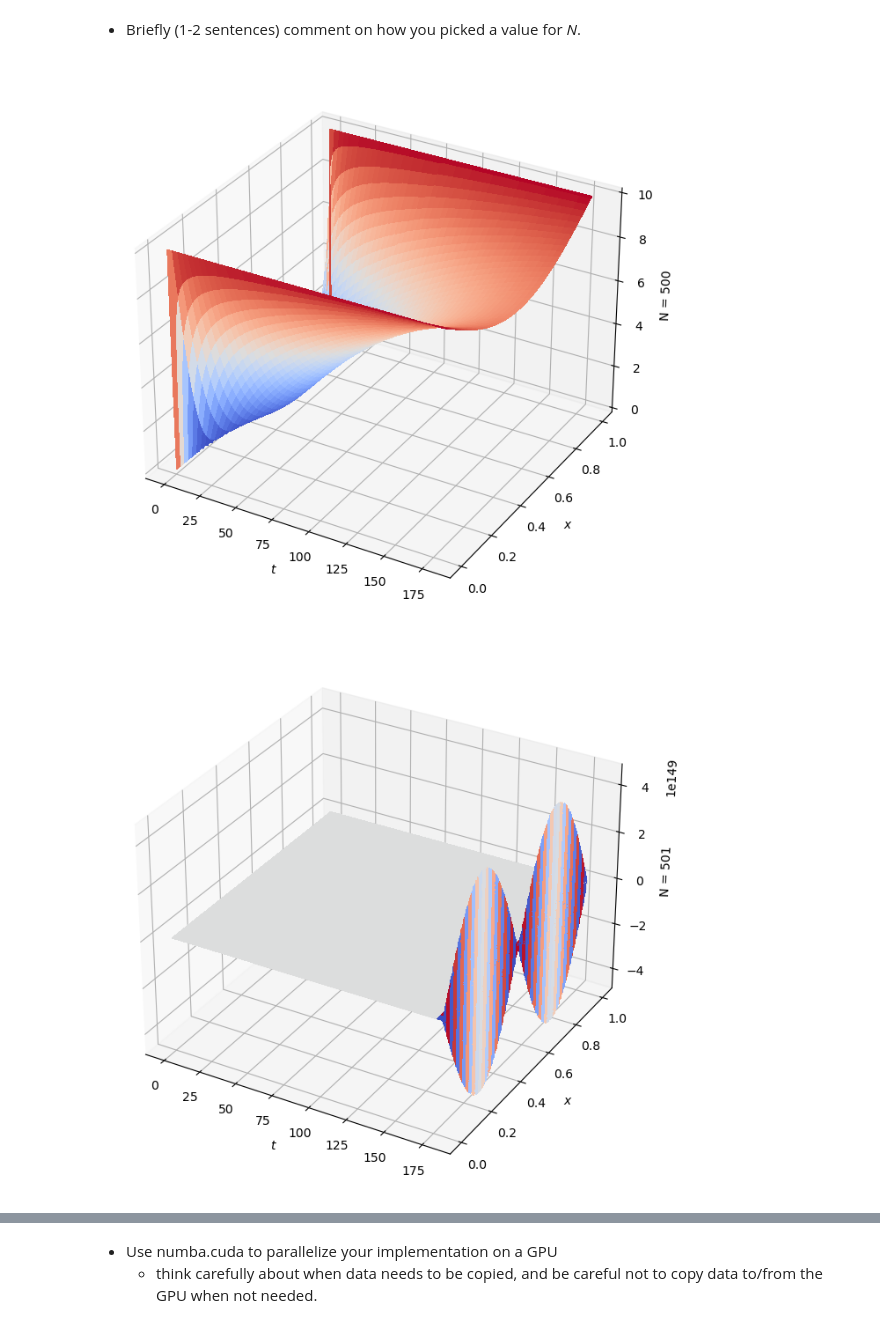
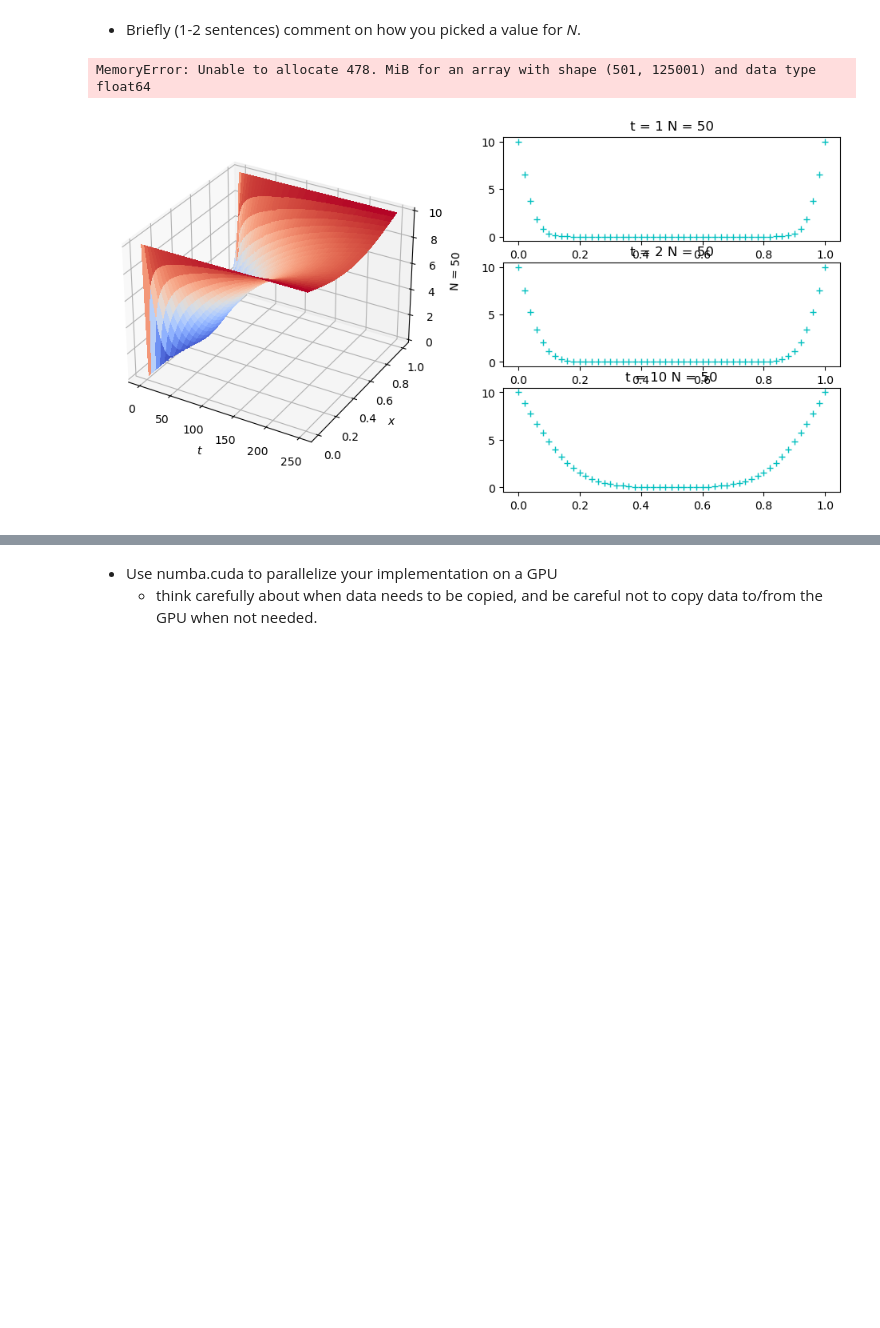
Before and after one commit to YRYoung/HPC, a Jupyter notebook: Assigenment/Assignment_2.ipynb, the cells around one changed output, grey strips where cells are left out. Saved outputs shown, nothing was run; the diff lists cells and outputs as text; code cells hidden in the pictures; blank space fills up the shorter version.

```diff
--- a/Assigenment/Assignment_2.ipynb
+++ b/Assigenment/Assignment_2.ipynb
@@ -209,18 +209,19 @@ def solve_u(N, t):
 # %% [markdown]
 * plot the temperature of the rod at *t=1, t=2* and *t=10* .
 # %%
+% matplotlib inline
 from tqdm.notebook import tqdm
 import matplotlib.pyplot as plt
 import numpy as np
 
-ts = np.array([1, 2, 10])
+ts = [1, 2, 10]
 N = 500
 fig, ax = plt.subplots(len(ts), 1, figsize=(7, len(ts) * 3.5))
 u = solve_u(N, np.max(ts))
 for count, t in enumerate(tqdm(ts)):
     x = np.linspace(0, 1, N + 1)
     # print(u[:, t * N])
-    ax[count].plot(x, u[:, t * N], 'c+-')
+    ax[count].plot(x, u[:, t * N], 'c+')
     ax[count].set_title('t=' + str(t))
 
 plt.show()
@@ -230,30 +231,44 @@ plt.show()
 * Briefly (1-2 sentences) comment on how you picked a value for *N*.
 # %%
 %matplotlib inline
+import matplotlib.pyplot as plt
 from matplotlib import cm
+
+Ns = [50, 500, 501]
+ts = np.array([1, 2, 10])
 
 
 def plot():
-    t = 180
-    for N in [500, 501]:
-        sol = solve_u(N, t)
-        fig = plt.figure(figsize=(8, 8))
-        ax = fig.add_subplot(projection='3d')
-        ticksX = np.linspace(0, t, N * t + 1)
+    t_3d = 250
+
+    fig = plt.figure(figsize=(12, 2 * len(ts) * len(Ns)))
+
+    for i, N in enumerate(Ns):
+        sol = solve_u_gpu(N, t_3d)
+
+        ticksX = np.linspace(0, t_3d, N * t_3d + 1)
         ticksY = np.linspace(0, 1, N + 1)
         X, Y = np.meshgrid(ticksX, ticksY)
+
+        ax = fig.add_subplot(len(Ns), 2, 2 * i + 1, projection='3d')
         ax.plot_surface(X, Y, sol, antialiased=False, cmap=cm.coolwarm)
         ax.set_xlabel(r'$t$')
         ax.set_ylabel(r'$x$')
         ax.set_zlabel(r'N = {}'.format(N))
 
+        for count, t in enumerate(ts):
+            ax1 = fig.add_subplot(len(ts) * len(Ns), 2, 2 * count + 2 + 6 * i)
+            x = np.linspace(0, 1, N + 1)
+            ax1.plot(x, sol[:, t * N], 'c+')
+            ax1.set_title('t = {} N = {}'.format(t, N))
+    fig.tight_layout(h_pad=1)
     plt.show()
 
 
 plot()
 # %% [output]
+MemoryError: Unable to allocate 478. MiB for an array with shape (501, 125001) and data type float64
-[figure, old version]
+[figure, new version]
-[figure, removed]
 # %% [markdown]
 Answer:
 * We can consider N as the number of slices we devide unit 1 into(in both time dimension and x dimension), larger N results in higher accuracy, so ideally N is larger the better.
```
Also changed, not shown: parts of 5 cells of this notebook.
